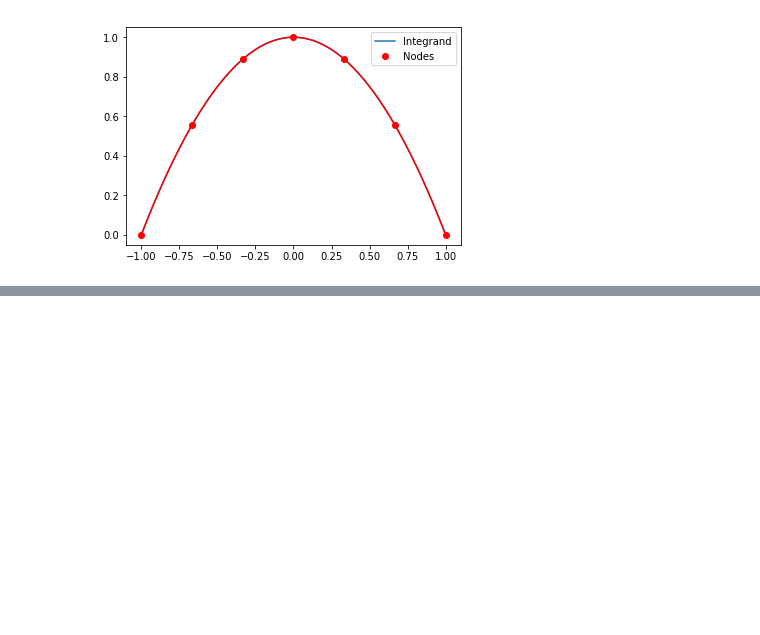
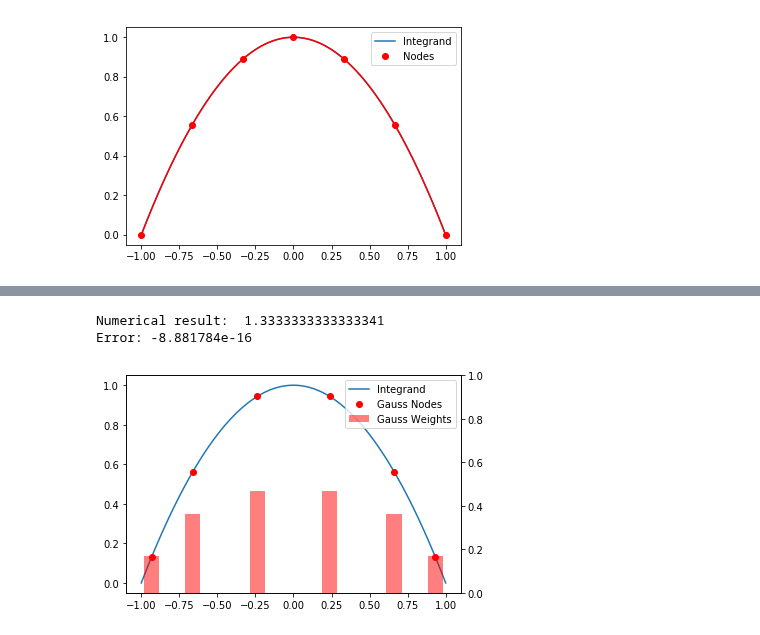
Before and after one commit to jshragge/CSM_GP_GEOPCOMP, a Jupyter notebook: 04_Numerical_Quadrature.ipynb, the cells around one changed output, grey strips where cells are left out. Saved outputs shown, nothing was run; the diff lists cells and outputs as text; code cells hidden in the pictures; blank space fills up the shorter version.

Commit message:
finished quadrature

```diff
--- a/04_Numerical_Quadrature.ipynb
+++ b/04_Numerical_Quadrature.ipynb
@@ -320,0 +368,49 @@ result
+# %%
+# define the function to perform Gauss quadrature
+def gauss_int(fun,a,b,N,isfigure=False):
+    ''' Function to perform Gauss quadrature
+    usage: val = gauss_int(fun,a,b,N,isfigure=False)
+    input:
+        fun: function to be integrated
+        a,b: integral interval
+        N: number of subintervals
+        isfigure: plot the function and the nodes for demonstration
+    written by Ge Jin, gjin@mines.edu, 06/2019
+    '''
+    t, A = np.polynomial.legendre.leggauss(N)
+    xi = (b-a)/2*t+(a+b)/2   # calculate the location of nodes
+    yi = fun(xi) # evaluate node values
+    val = (b-a)/2*np.sum(A*yi)
+    if isfigure:
+        x = np.linspace(a,b,100)
+        y = fun(x)
+        ax = []
+        ax += plt.plot(x,y,label='Integrand')
+        ax += plt.plot(xi,yi,'ro',label='Gauss Nodes')
+        plt.sca(plt.gca().twinx())
+        ax += plt.bar(xi,A,width=0.1,alpha=0.5,color='r')
+        labs = [l.get_label() for l in ax]
+        labs[2] = 'Gauss Weights'
+        plt.legend(ax[:3],labs[:3])
+        plt.ylim([0,1])
+    return val
+# %%
+# define the integrand
+fun = lambda x:1-x**2
+# define integral inteval
+a = -1; b = 1
+# define subdivition number
+N = 6
+# print the result
+result = gauss_int(fun,a,b,N)
+print('Numerical result: ',result)
+print('Error: {:e}'.format(4/3-result))
+
+# plot the function and the mid points
+plt.figure()
+gauss_int(fun,a,b,N,isfigure=True)
+plt.show()
+# %% [output]
+Numerical result:  1.3333333333333341
+Error: -8.881784e-16
+[figure, added]
```
Also changed, not shown: parts of 10 cells of this notebook.
